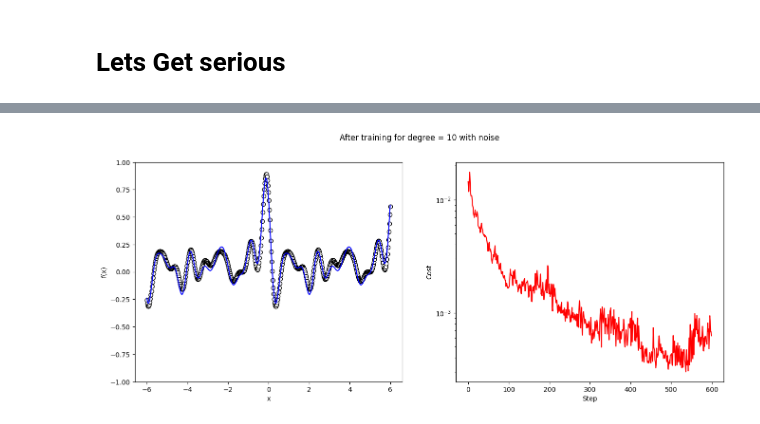
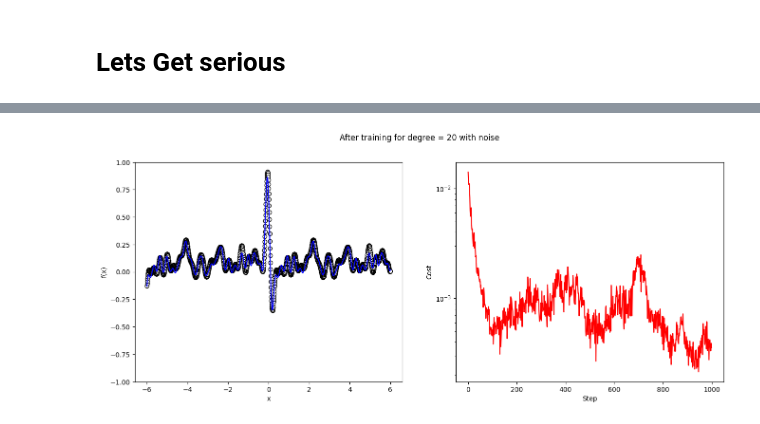
Before and after one commit to TiboADT/QML-Fourier-training, a Jupyter notebook: notebooks/Fourier.ipynb, the cells around one changed output, grey strips where cells are left out. Saved outputs shown, nothing was run; the diff lists cells and outputs as text; code cells hidden in the pictures.

```diff
--- a/notebooks/Fourier.ipynb
+++ b/notebooks/Fourier.ipynb
@@ -115,7 +115,7 @@ plt.close()
 from pennylane.templates import StronglyEntanglingLayers
 # %%
 
-degree = 10  # degree of the target function
+degree = 20  # degree of the target function
 scaling = 1  # scaling of the data
 coeffs = np.random.random(size=degree) + 1j * np.random.random(size=degree)  # coefficients of non-zero frequencies
 # nomralize the coefficients so that the sum of the absolute values of the coefficients is 1
@@ -124,11 +124,11 @@ coeffs = coeffs / np.sum(np.abs(coeffs))
 coeffs = coeffs * (1 - coeff0) / 2  # scale the coefficients so that the sum of the absolute values of the coefficients is 1
 
 
-dataset_size = 500
+dataset_size = 1500
 x = torch.linspace(-6, 6, dataset_size, requires_grad=False)
 target_y = target_function(x)
 #add noise on the target_y
-
+plt.figure(figsize=(12, 6))
 plt.scatter(x, target_y, facecolor="white", edgecolor="black")
 plt.ylim(-1, 1)
 plt.show()
@@ -161,7 +161,7 @@ dev = qp.device("default.qubit", wires=n_qubits)
 def S(x):
     """Data-encoding circuit block."""
     for w in range(n_qubits):
-        qp.RX(scaling * x, wires=w)
+        qp.RX(scaling * x*(w+1), wires=w)
 
 
 def W(theta):
@@ -175,13 +175,14 @@ def parallel_quantum_model(weights, x):
     layers = layers - 1
     W(weights[0])
     for l in range(layers):
-        S(x)
+        S(x*(l+1))
         W(weights[l+1])
 
     return qp.expval(qp.PauliZ(wires=0))
 
-trainable_block_layers = 2
-weights = 2 * torch.pi * torch.rand((3, trainable_block_layers, n_qubits, 3), requires_grad=True)
+trainable_block_layers = 3
+layers = 3
+weights = 2 * torch.pi * torch.rand((layers, trainable_block_layers, n_qubits, 3), requires_grad=True)
 
 
 qp.draw_mpl(parallel_quantum_model, level="device")(weights,0)
@@ -202,5 +203,5 @@ torch.Size([500])
 # %%
 weights = 2 * torch.pi * torch.rand((3, trainable_block_layers, n_qubits, 3), requires_grad=True)
 
-weights, cst = functions.train(parallel_quantum_model,weights, x, target_y, max_steps=600, display_step=50)
+weights, cst = functions.train(parallel_quantum_model,weights, x, target_y, max_steps=1000, display_step=100)
 # %% [output]
@@ -223,8 +222,8 @@ functions.show_results(parallel_quantum_model,weights, x, target_y, cst, title=f
 # %%
 
-noise = 0.02 * torch.randn_like(target_y)
+noise = 0.1 * torch.randn_like(target_y)
 target_y_noisy = target_y + noise
-weights = 2 * torch.pi * torch.rand((3, trainable_block_layers, n_qubits, 3), requires_grad=True)
-weights, cst = functions.train(parallel_quantum_model,weights, x, target_y_noisy, max_steps=600, display_step=50)
-functions.show_results(parallel_quantum_model,weights, x, target_y_noisy, cst, title=f"After training for degree = {degree}")
+weights_noisy = 2 * torch.pi * torch.rand((layers, trainable_block_layers, n_qubits, 3), requires_grad=True)
+weights_noisy, cst = functions.train(parallel_quantum_model,weights_noisy, x, target_y_noisy, max_steps=1000, display_step=100)
+functions.show_results(parallel_quantum_model,weights_noisy, x, target_y_noisy, cst, title=f"After training for degree = {degree}")
 # %% [output]
@@ -244,4 +233,4 @@ functions.show_results(parallel_quantum_model,weights, x, target_y_noisy, cst, t
 # %%
-functions.show_results(parallel_quantum_model,weights, x, target_y, cst, title=f"After training for degree = {degree} with noise")
+functions.show_results(parallel_quantum_model,weights_noisy, x, target_y, cst, title=f"After training for degree = {degree} with noise")
 # %% [output]
-[figure, old version]
+[figure, new version]
```
Also changed, not shown: parts of 11 cells of this notebook, 3 other files.
